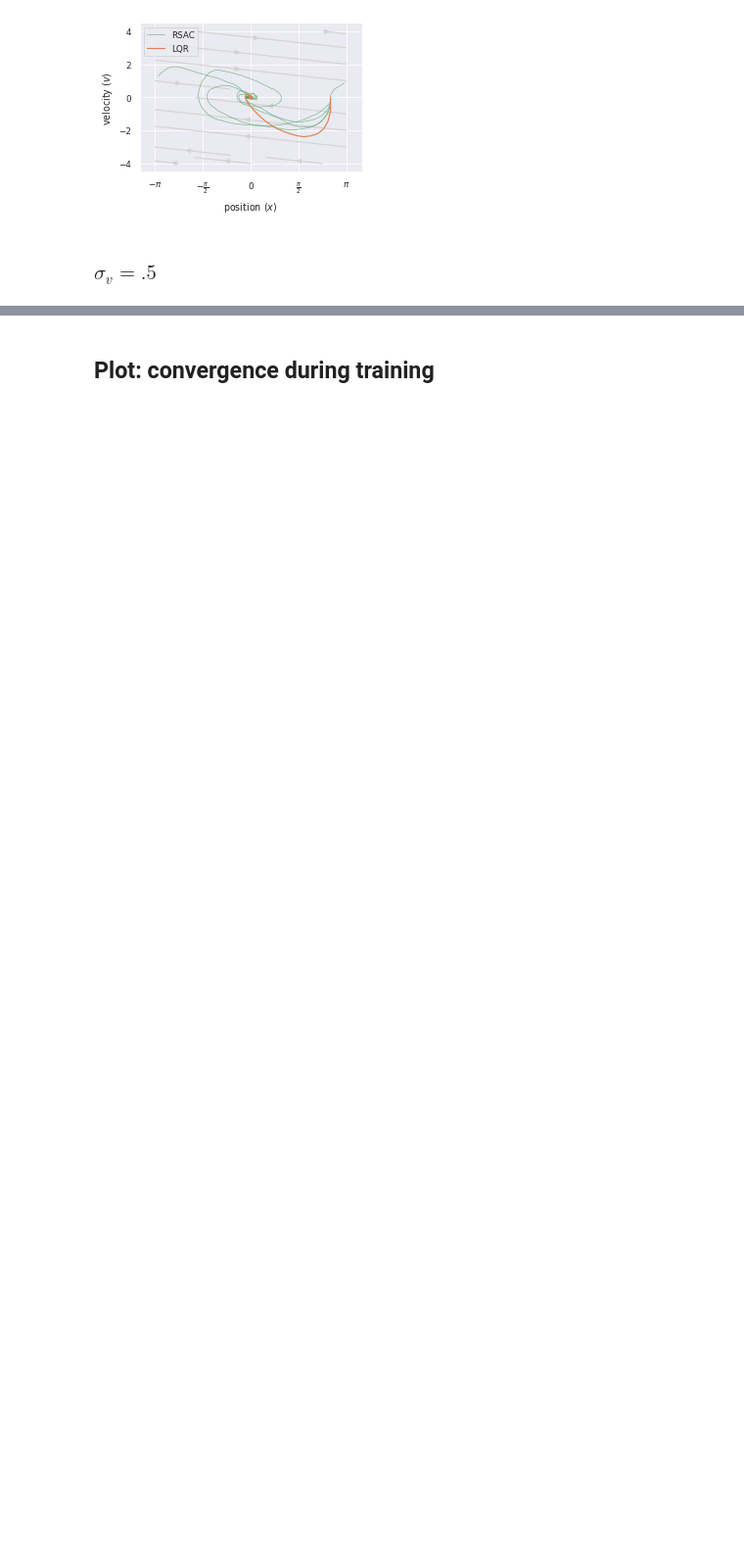
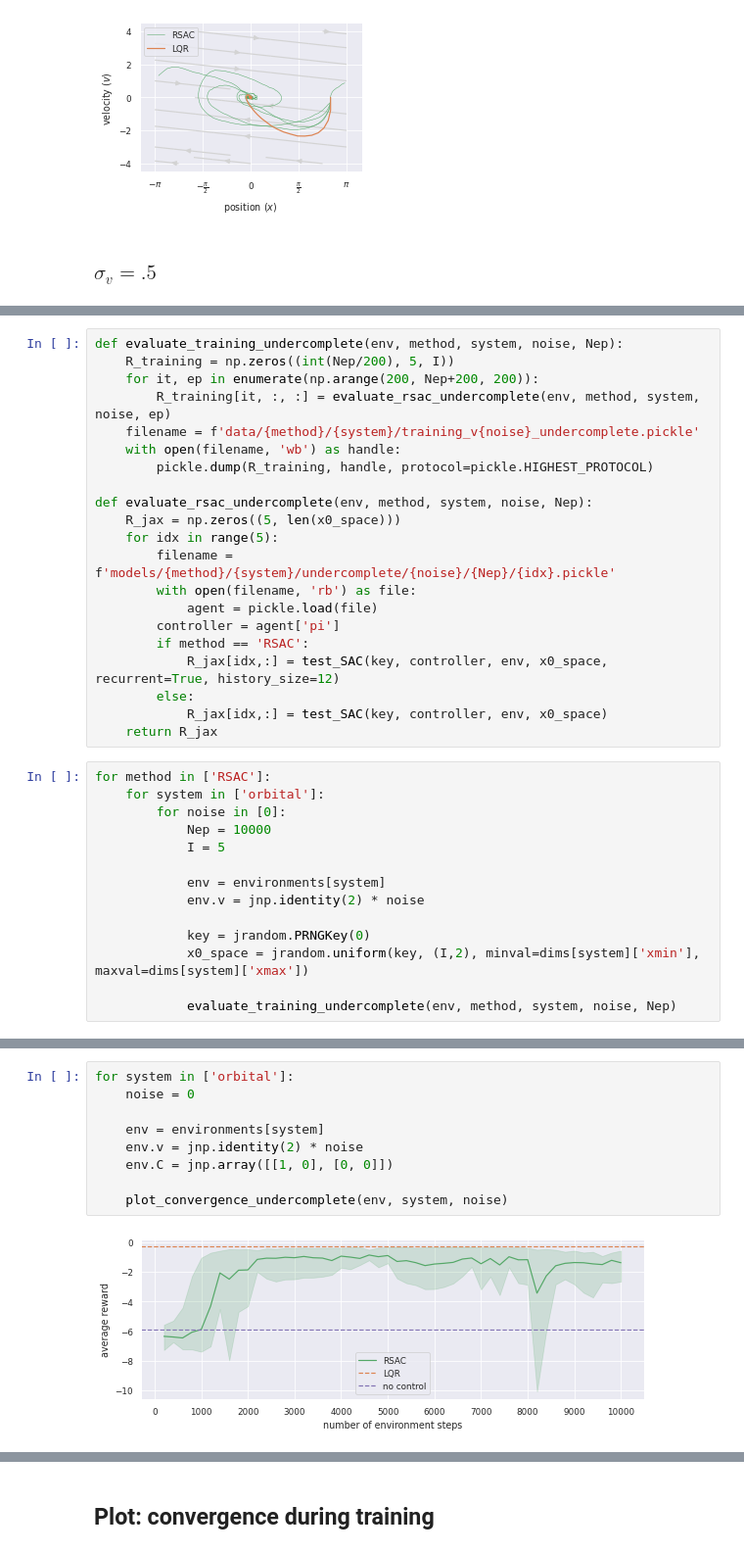
Before and after one commit to JopNiessen/SoftActorCritic, a Jupyter notebook: plot_RSAC.ipynb, the cells around one changed output, grey strips where cells are left out. Shown at 98% size. Cells and saved outputs as stored; diff of their text form; blank space fills up the shorter version.

```diff
--- a/plot_RSAC.ipynb
+++ b/plot_RSAC.ipynb
@@ -851,0 +963,35 @@ for system in systems:
+# %%
+def evaluate_training_undercomplete(env, method, system, noise, Nep):
+    R_training = np.zeros((int(Nep/200), 5, I))
+    for it, ep in enumerate(np.arange(200, Nep+200, 200)):
+        R_training[it, :, :] = evaluate_rsac_undercomplete(env, method, system, noise, ep)
+    filename = f'data/{method}/{system}/training_v{noise}_undercomplete.pickle'
+    with open(filename, 'wb') as handle:
+        pickle.dump(R_training, handle, protocol=pickle.HIGHEST_PROTOCOL)
+
+def evaluate_rsac_undercomplete(env, method, system, noise, Nep):
+    R_jax = np.zeros((5, len(x0_space)))
+    for idx in range(5):
+        filename = f'models/{method}/{system}/undercomplete/{noise}/{Nep}/{idx}.pickle'
+        with open(filename, 'rb') as file:
+            agent = pickle.load(file)
+        controller = agent['pi']
+        if method == 'RSAC':
+            R_jax[idx,:] = test_SAC(key, controller, env, x0_space, recurrent=True, history_size=12)
+        else:
+            R_jax[idx,:] = test_SAC(key, controller, env, x0_space)
+    return R_jax
+# %%
+for method in ['RSAC']:
+    for system in ['orbital']:
+        for noise in [0]:
+            Nep = 10000
+            I = 5
+
+            env = environments[system]
+            env.v = jnp.identity(2) * noise
+
+            key = jrandom.PRNGKey(0)
+            x0_space = jrandom.uniform(key, (I,2), minval=dims[system]['xmin'], maxval=dims[system]['xmax'])
+
+            evaluate_training_undercomplete(env, method, system, noise, Nep)
@@ -851,0 +1042,11 @@ for system in systems:
+# %%
+for system in ['orbital']:
+    noise = 0
+
+    env = environments[system]
+    env.v = jnp.identity(2) * noise
+    env.C = jnp.array([[1, 0], [0, 0]])
+
+    plot_convergence_undercomplete(env, system, noise)
+# %% [output]
+[figure, added]
```
Also changed, not shown: parts of 30 cells of this notebook.
